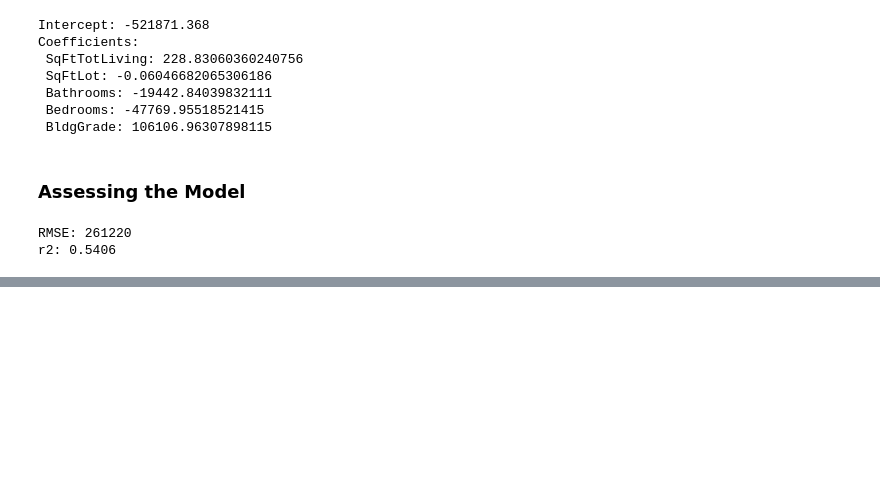
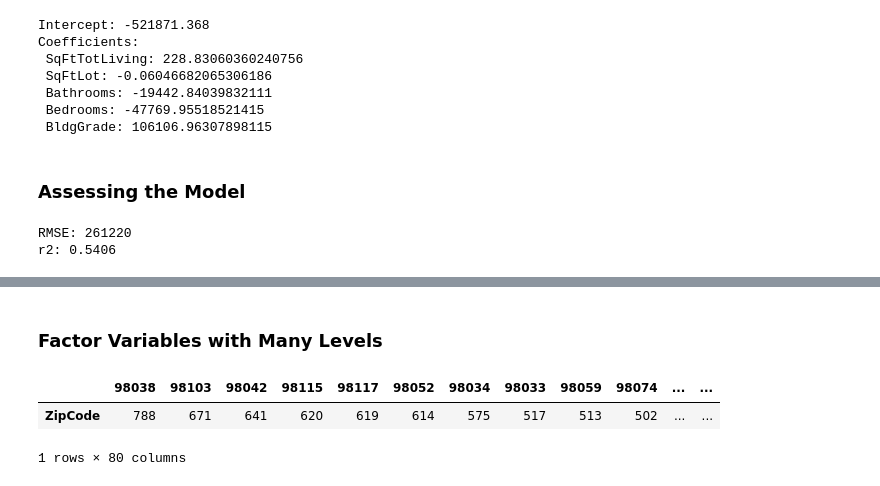
Before and after one commit to vikaschauhan734/practical_statistics_for_data_scientists, a Jupyter notebook: 04.ipynb, the cells around one changed output, grey strips where cells are left out. Saved outputs shown, nothing was run; the diff lists cells and outputs as text; code cells hidden in the pictures; blank space fills up the shorter version.

```diff
--- a/04.ipynb
+++ b/04.ipynb
@@ -111,0 +201,3 @@ strong multicollinearity or other numerical problems.
+# %%
+house['Year'] = [int(date.split('-')[0]) for date in house.DocumentDate]
+house['Weight'] = house.Year - 2005
@@ -111,0 +262,8 @@ strong multicollinearity or other numerical problems.
+# %% [markdown]
+### Factor Variables with Many Levels
+# %%
+pd.DataFrame(house['ZipCode'].value_counts()).transpose()
+# %% [output]
+|  | 98038 | 98103 | 98042 | 98115 | 98117 | 98052 | 98034 | 98033 | 98059 | 98074 | ... | ... |
+| ZipCode | 788 | 671 | 641 | 620 | 619 | 614 | 575 | 517 | 513 | 502 | ... | ... |
+1 rows × 80 columns
```
Also changed, not shown: parts of 13 cells of this notebook.
